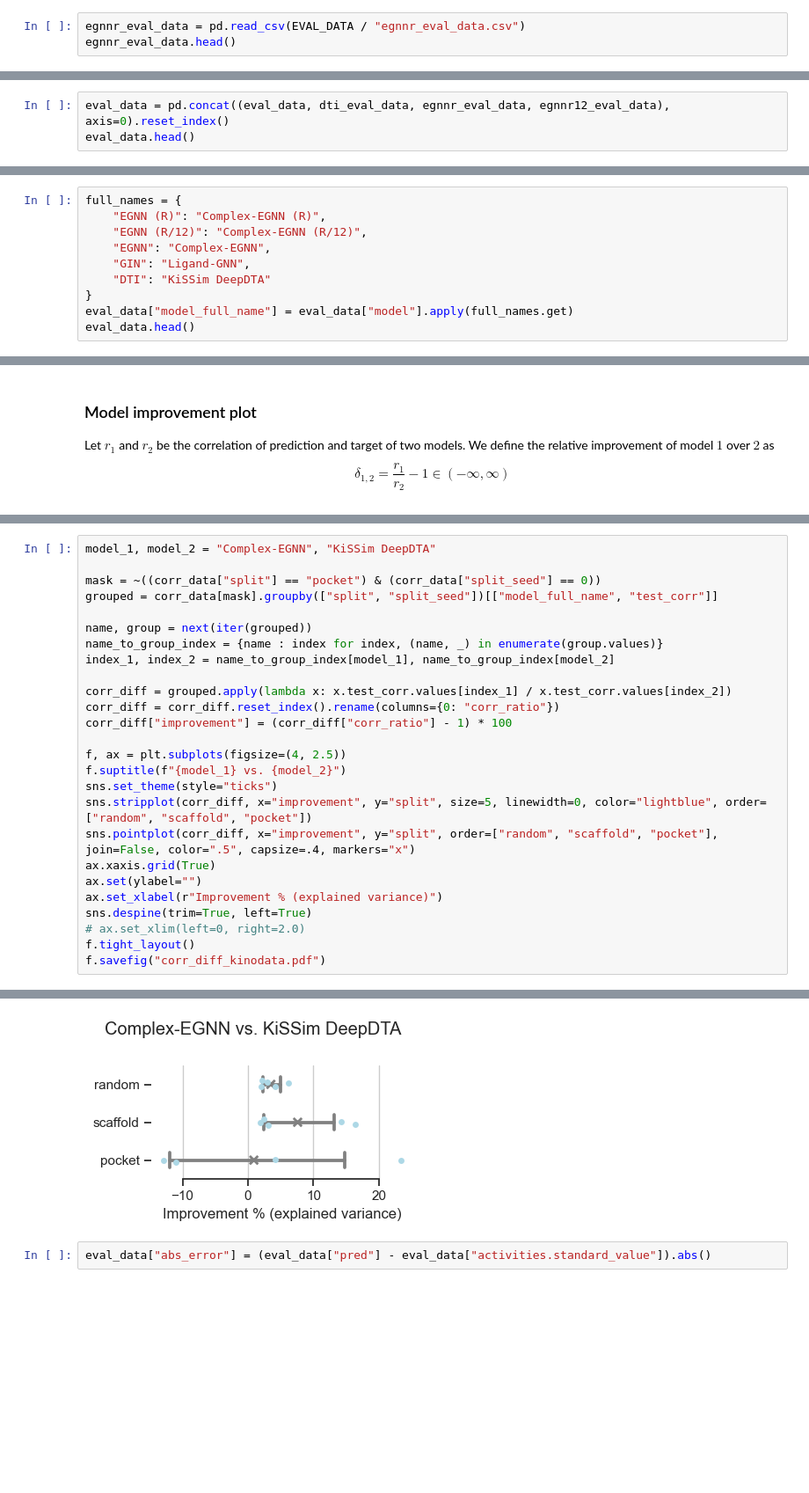
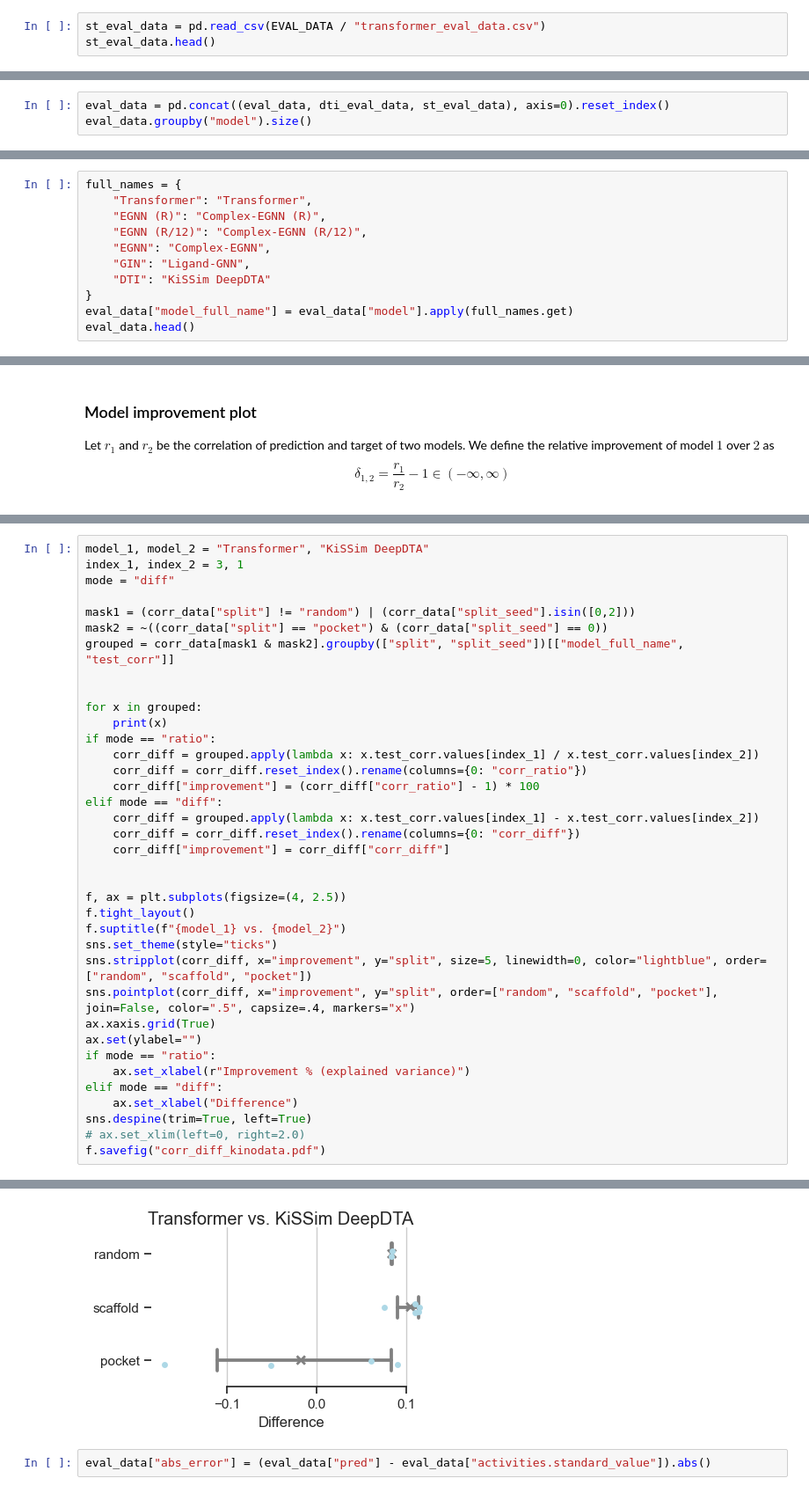
Before and after one commit to volkamerlab/kinodata-3D-affinity-prediction, a Jupyter notebook: scripts/evaluation.ipynb, the cells around one changed output, grey strips where cells are left out. Shown: that part at 88% size. Saved outputs shown, nothing was run; the diff lists cells and outputs as text; blank space fills up the shorter version.

Commit message:
refactor sparse transformer interactions

```diff
--- a/scripts/evaluation.ipynb
+++ b/scripts/evaluation.ipynb
@@ -41,7 +44,7 @@ dti_eval_data.head()
 | 3 | 7.434746 | 198998 | DTI | pocket | 3 | 5.853872 | 5.853872 |
 | 4 | 6.067016 | 198998 | DTI | random | 3 | 5.853872 | 5.853872 |
 # %%
-egnnr_eval_data = pd.read_csv(EVAL_DATA / "egnnr_eval_data.csv")
-egnnr_eval_data.head()
+st_eval_data = pd.read_csv(EVAL_DATA / "transformer_eval_data.csv")
+st_eval_data.head()
 # %% [output]
 |  | pred | ident | model | split | split_seed | activities.standard_value | target |
@@ -63,4 +56,4 @@ egnnr12_eval_data.head()
 # %%
-eval_data = pd.concat((eval_data, dti_eval_data, egnnr_eval_data, egnnr12_eval_data), axis=0).reset_index()
-eval_data.head()
+eval_data = pd.concat((eval_data, dti_eval_data, st_eval_data), axis=0).reset_index()
+eval_data.groupby("model").size()
 # %% [output]
@@ -104,6 +86,7 @@ assert (eval_data.groupby("ident")["target"].std() == 0).all()
 ### Define model full names, useful for plotting
 # %%
 full_names = {
+    "Transformer": "Transformer",
     "EGNN (R)": "Complex-EGNN (R)",
     "EGNN (R/12)": "Complex-EGNN (R/12)",
     "EGNN": "Complex-EGNN",
@@ -217,27 +206,38 @@ $$
 # %%
-model_1, model_2 = "Complex-EGNN", "KiSSim DeepDTA"
+model_1, model_2 = "Transformer", "KiSSim DeepDTA"
+index_1, index_2 = 3, 1
+mode = "diff"
 
-mask = ~((corr_data["split"] == "pocket") & (corr_data["split_seed"] == 0))
-grouped = corr_data[mask].groupby(["split", "split_seed"])[["model_full_name", "test_corr"]]
+mask1 = (corr_data["split"] != "random") | (corr_data["split_seed"].isin([0,2]))
+mask2 = ~((corr_data["split"] == "pocket") & (corr_data["split_seed"] == 0))
+grouped = corr_data[mask1 & mask2].groupby(["split", "split_seed"])[["model_full_name", "test_corr"]]
 
-name, group = next(iter(grouped))
-name_to_group_index = {name : index for index, (name, _) in enumerate(group.values)}
-index_1, index_2 = name_to_group_index[model_1], name_to_group_index[model_2]
 
-corr_diff = grouped.apply(lambda x: x.test_corr.values[index_1] / x.test_corr.values[index_2])
-corr_diff = corr_diff.reset_index().rename(columns={0: "corr_ratio"})
-corr_diff["improvement"] = (corr_diff["corr_ratio"] - 1) * 100
+for x in grouped:
+    print(x)
+if mode == "ratio":
+    corr_diff = grouped.apply(lambda x: x.test_corr.values[index_1] / x.test_corr.values[index_2])
+    corr_diff = corr_diff.reset_index().rename(columns={0: "corr_ratio"})
+    corr_diff["improvement"] = (corr_diff["corr_ratio"] - 1) * 100
+elif mode == "diff":
+    corr_diff = grouped.apply(lambda x: x.test_corr.values[index_1] - x.test_corr.values[index_2])
+    corr_diff = corr_diff.reset_index().rename(columns={0: "corr_diff"})
+    corr_diff["improvement"] = corr_diff["corr_diff"]
+
 
 f, ax = plt.subplots(figsize=(4, 2.5))
+f.tight_layout()
 f.suptitle(f"{model_1} vs. {model_2}")
 sns.set_theme(style="ticks")
 sns.stripplot(corr_diff, x="improvement", y="split", size=5, linewidth=0, color="lightblue", order=["random", "scaffold", "pocket"])
 sns.pointplot(corr_diff, x="improvement", y="split", order=["random", "scaffold", "pocket"], join=False, color=".5", capsize=.4, markers="x")
 ax.xaxis.grid(True)
 ax.set(ylabel="")
-ax.set_xlabel(r"Improvement % (explained variance)")
+if mode == "ratio":
+    ax.set_xlabel(r"Improvement % (explained variance)")
+elif mode == "diff":
+    ax.set_xlabel("Difference")
 sns.despine(trim=True, left=True)
 # ax.set_xlim(left=0, right=2.0)
-f.tight_layout()
 f.savefig("corr_diff_kinodata.pdf")
 # %% [output]
@@ -244,4 +261,4 @@ f.savefig("corr_diff_kinodata.pdf")
-[figure, old version]
+[figure, new version]
 # %%
 eval_data["abs_error"] = (eval_data["pred"] - eval_data["activities.standard_value"]).abs()
 # %%
```
Also changed, not shown: parts of 14 cells of this notebook, 5 other files.
